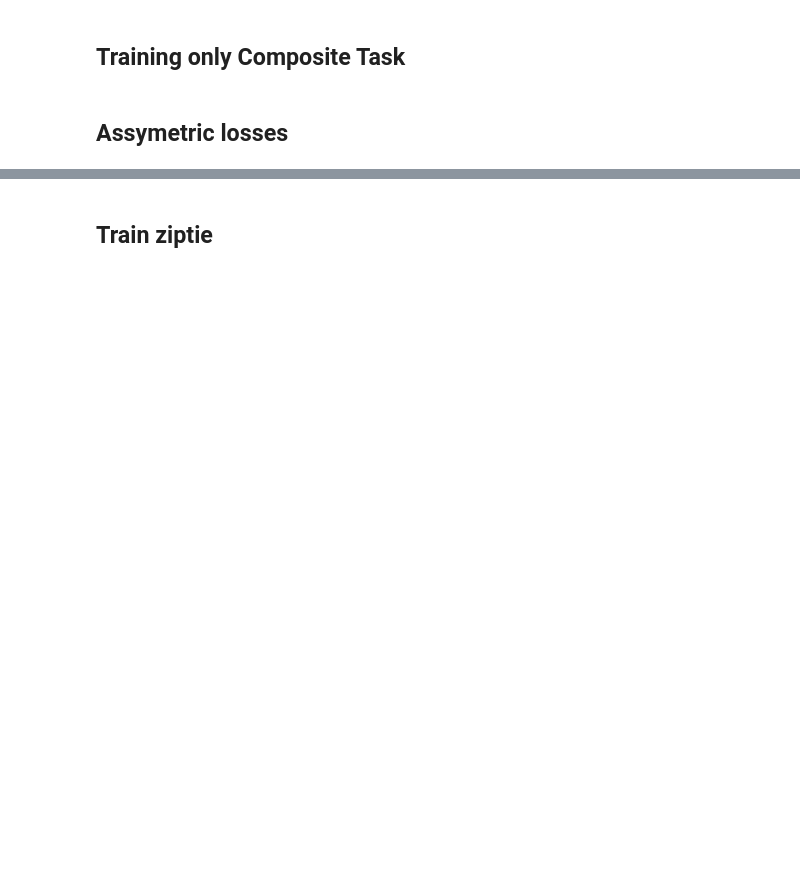
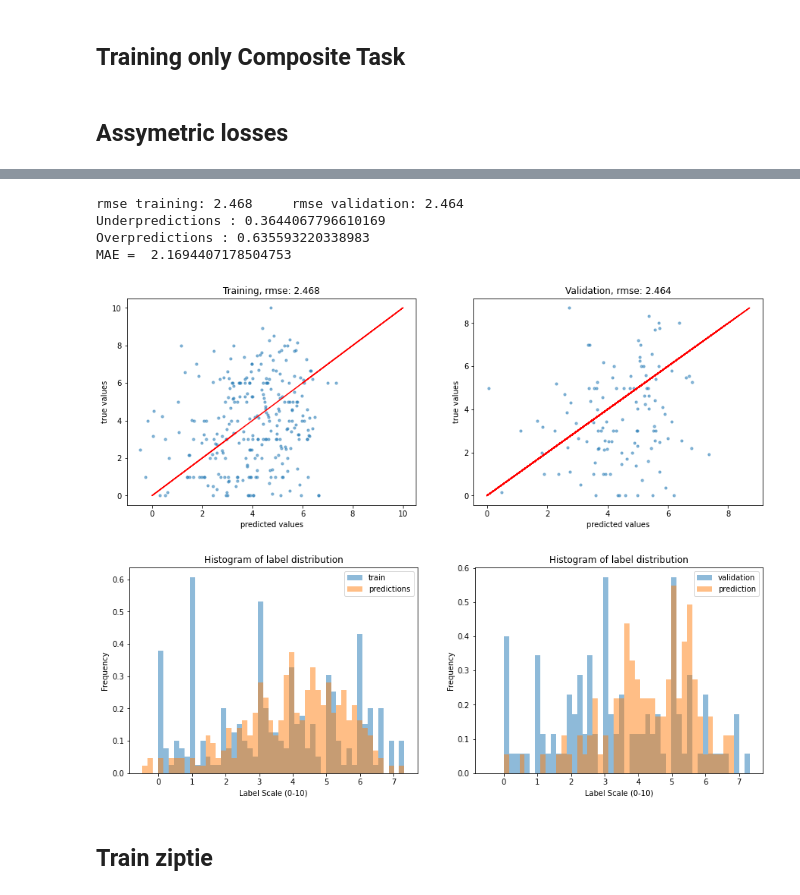
Before and after one commit to payalmohapatra/Multi-Level-Physical-Fatigue-Prediction-in-Manufacturing-Workers, a Jupyter notebook: Predictive_Models/Data_Analysis_Regression_fixed_Train_Test.ipynb, the cells around one changed output, grey strips where cells are left out. Drawn from its saved outputs; the diff is of its cells as text; code cells hidden in the pictures; blank space fills up the shorter version.

```diff
--- a/Predictive_Models/Data_Analysis_Regression_fixed_Train_Test.ipynb
+++ b/Predictive_Models/Data_Analysis_Regression_fixed_Train_Test.ipynb
@@ -420,5 +440,13 @@ _, y_pred_over_assym = xgb_model(X_train, Y_train, X_test, Y_test, objective=ass
 # %%
-_, y_pred_over_assym = xgb_model(X_train, Y_train, X_test, Y_test, objective=LinexLoss_over_pred, learning_rate=0.01, gamma=10)
+np.random.seed(2711)
+_, y_pred_over_assym = xgb_model(X_train, Y_train, X_test, Y_test, objective=LinexLoss_over_pred, learning_rate=0.05, gamma=30)
+# %% [output]
+rmse training: 2.468     rmse validation: 2.464
+Underpredictions : 0.3644067796610169
+Overpredictions : 0.635593220338983
+MAE =  2.1694407178504753
+[figure, added]
+[figure, added]
 # %% [markdown]
 ## Train ziptie
 # %%
```
Also changed, not shown: parts of 9 cells of this notebook.
